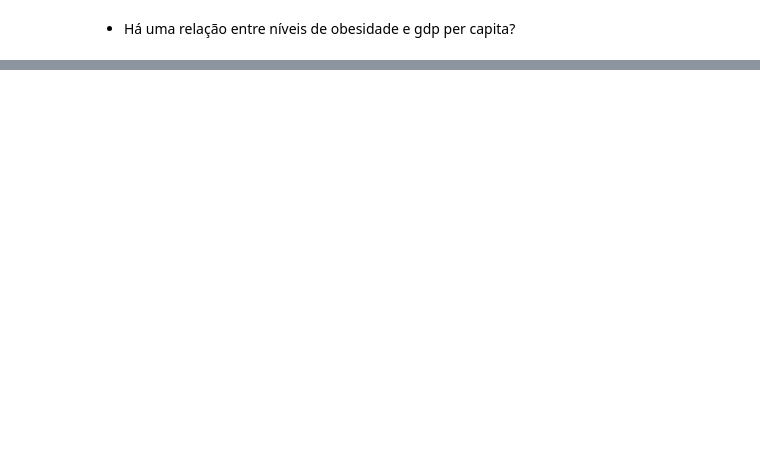
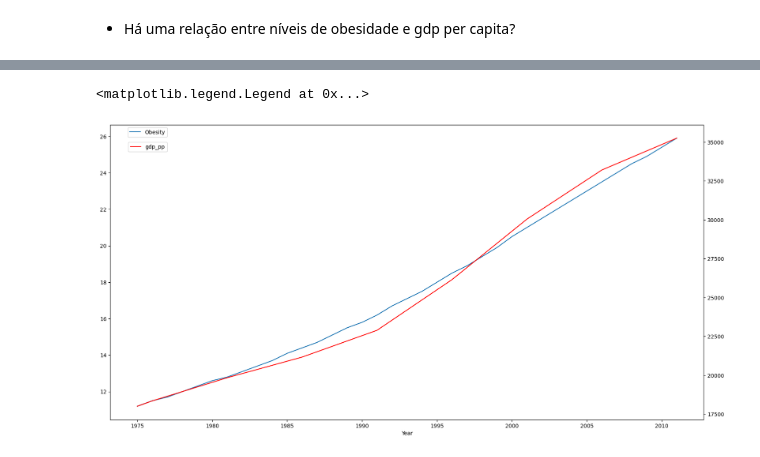
Before and after one commit to devjoaomelo/Analise-obesidade-pandas-numpy, a Jupyter notebook: Projeto-analise-obesidade.ipynb, the cells around one changed output, grey strips where cells are left out. Drawn from its saved outputs; the diff is of its cells as text; code cells hidden in the pictures; blank space fills up the shorter version.

```diff
--- a/Projeto-analise-obesidade.ipynb
+++ b/Projeto-analise-obesidade.ipynb
@@ -285,2 +297,24 @@ df_gdp[(df_gdp["kind"] == "estimated") & (df_gdp["Country"] == "United States")]
+# %%
+import plotly.express as px
+
+df = px.data.gapminder()
+dict_iso_alpha = df.set_index("country").to_dict()["iso_alpha"]
+dict_num = {j: i for i, j in enumerate(df_gdp["Country"].unique())}
+
+df_gdp["iso_alpha"] = df_gdp["Country"].map(dict_iso_alpha)
+df_gdp["iso_num"] = df_gdp["Country"].map(dict_num)
+
+fig = px.choropleth(df_gdp[df_gdp["kind"] == "real"].reset_index(drop=True), locations="iso_alpha", color="gdp_pp", hover_name="Country", animation_frame="Year")
+
+fig.update_layout(height=600)
+fig.show()
 # %% [markdown]
 - Há uma relação entre níveis de obesidade e gdp per capita?
+# %%
+df_obesity["country-year"] = df_obesity["Country"] + "-" + df_obesity.reset_index()["Year"].apply(lambda x: str(int(x))).values
+dict_obesity_year = df_obesity.set_index("country-year").to_dict()["Obesity"]
+# %%
+df_gdp["country-year"] = df_gdp["Country"] + "-" + df_gdp["Year"].apply(lambda x: str(x)).values
+df_gdp["Obesity"] = df_gdp["country-year"].map(dict_obesity_year)
+# %%
+df_gdp_clean = df_gdp.dropna()
@@ -286,0 +342,11 @@ df_gdp[(df_gdp["kind"] == "estimated") & (df_gdp["Country"] == "United States")]
+# %%
+country = "Australia"
+fig, ax = plt.subplots(figsize=(20, 10))
+df_gdp_clean[df_gdp_clean["Country"] == country][["Obesity"]].plot(ax=ax)
+ax.legend(["Obesity"], loc="upper right", bbox_to_anchor=(0.1, 1))
+ax2 = ax.twinx()
+df_gdp_clean[df_gdp_clean["Country"] == country][["gdp_pp"]].plot(ax=ax2, color="red")
+ax2.legend(["gdp_pp"], loc="upper right", bbox_to_anchor=(0.1, 0.95))
+# %% [output]
+<matplotlib.legend.Legend at 0x...>
+[figure, added]
```
Also changed, not shown: parts of 9 cells of this notebook.
